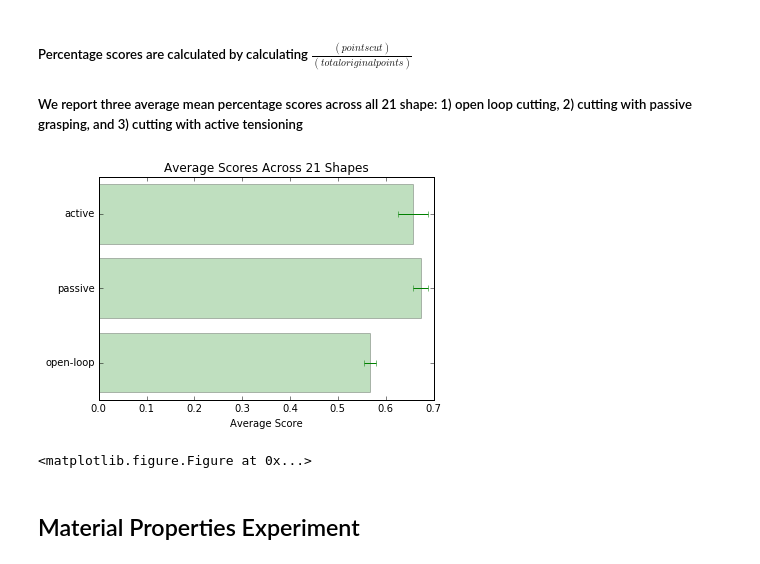
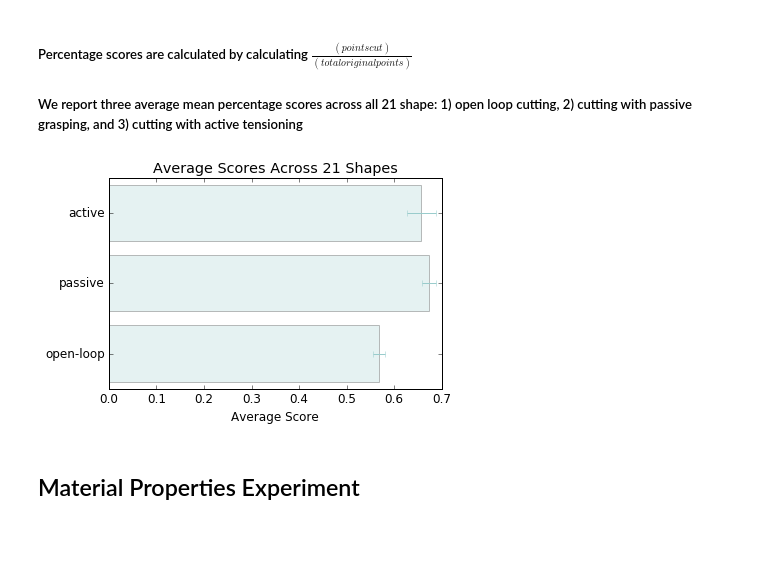
Before and after one commit to BerkeleyAutomation/cloth_simulation, a Jupyter notebook: Figures.ipynb, the cells around one changed output. Cells and saved outputs as stored; diff of their text form; code cells hidden in the pictures; blank space fills up the shorter version.

Commit message:
Updates figures in python notebook

```diff
--- a/Figures.ipynb
+++ b/Figures.ipynb
@@ -14,6 +14,7 @@ import pandas as pd
 from scipy import stats
 from sympy import latex
 from pandas import DataFrame
+from matplotlib import font_manager, rcParams
 from registration import *
 from shapecloth import *
 from cloth import *
@@ -22,6 +23,13 @@ from pattern_designer import *
 dir_figs = './figures/'
 dir_pts  = './pt_files/'
 dir_data = './sim_files/'
+
+rcParams.update({'figure.autolayout': True})
+rcParams.update({'font.size': 12})
+fprop = font_manager.FontProperties(fname='/Library/Fonts/Microsoft/Gill Sans MT.ttf')
+
+colors = ['#00ff99','#0099ff','#ffcc00','#ff5050','#9900cc','#5050ff','#99cccc','#0de4f6']
+markers = ['s-', 'o-', '^-', 'v-', 'x-', 'h-']
 # %% [markdown]
 ## Shapes
 # %% [markdown]
@@ -29,7 +37,7 @@ dir_data = './sim_files/'
 # %%
 def vis_shape(corners, points, filename, savefig=True):
     trajectory = np.asarray(get_trajectory(corners, pts, True))
-    plt.plot(trajectory[:,0], trajectory[:,1] , 'b-', alpha=1.0)
+    plt.plot(trajectory[:,0], trajectory[:,1] , color=colors[1], alpha=1.0)
     plt.axis('equal')
     frame = plt.gca()
     frame.axes.get_xaxis().set_visible(False)
@@ -139,37 +147,37 @@ scores_open = []
 scores_hold = []
 scores_tens = []
 
 for i in range(1, num_shapes+1):
     filename = 'pts_%d' %(i)
     filepath = dir_data + filename
     # open loop
     d = pickle.load(open(filepath+"/noholds", "rb"))
     totalpts = d['totalpts'] + 0.0
     scores_open = scores_open + [x / (totalpts) for x in d['scores']]
     # passive grasping
     d = pickle.load(open(filepath+"/holds", "rb"))
     scores_hold = scores_hold + [x / (totalpts) for x in d['scores']]
     # active tensioning
     d = pickle.load(open(filepath+"/data%d.p" %(i), "rb"))
     scores_tens = scores_tens + [x / (totalpts) for x in d]
     index.append(filename)
 
 # Visualize in a bar graph
 modes = ['open-loop', 'passive', 'active']
 y_pos = np.arange(len(modes))
 scores = [np.mean(scores_open), np.mean(scores_hold), np.mean(scores_tens)]
 error = [2*stats.sem(scores_open), 2*stats.sem(scores_hold), 2*stats.sem(scores_tens)]
 
-plt.barh(y_pos, scores, xerr=error, align='center', alpha=0.25, color='g', ecolor='g')
+plt.barh(y_pos, scores, xerr=error, align='center', alpha=0.25, color=colors[6], ecolor=colors[6])
 plt.yticks(y_pos, modes)
 plt.xlabel('Average Score')
 plt.title('Average Scores Across 21 Shapes')
-plt.show()
+
 
 plt.savefig(dir_figs+'avg_scores_bar'+'.svg', format='svg', facecolor='w', edgecolor='w')
+plt.show()
 # %% [output]
-[figure, old version]
+[figure, new version]
-<matplotlib.figure.Figure at 0x...>
 # %% [markdown]
 ## Material Properties Experiment
 # %% [markdown]
```
Also changed, not shown: parts of 8 cells of this notebook, 21 other files.
